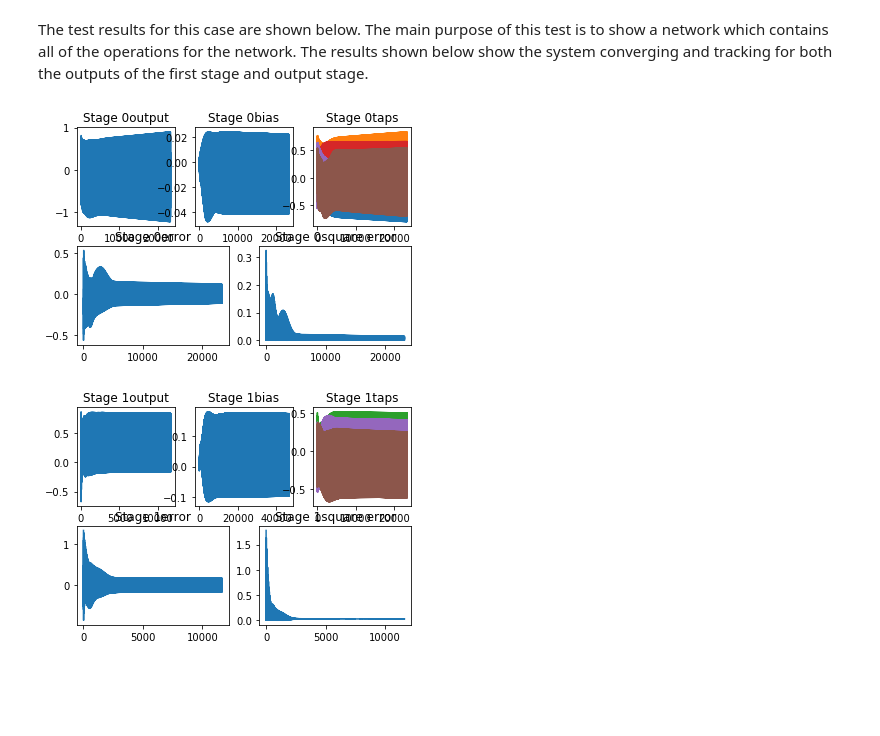
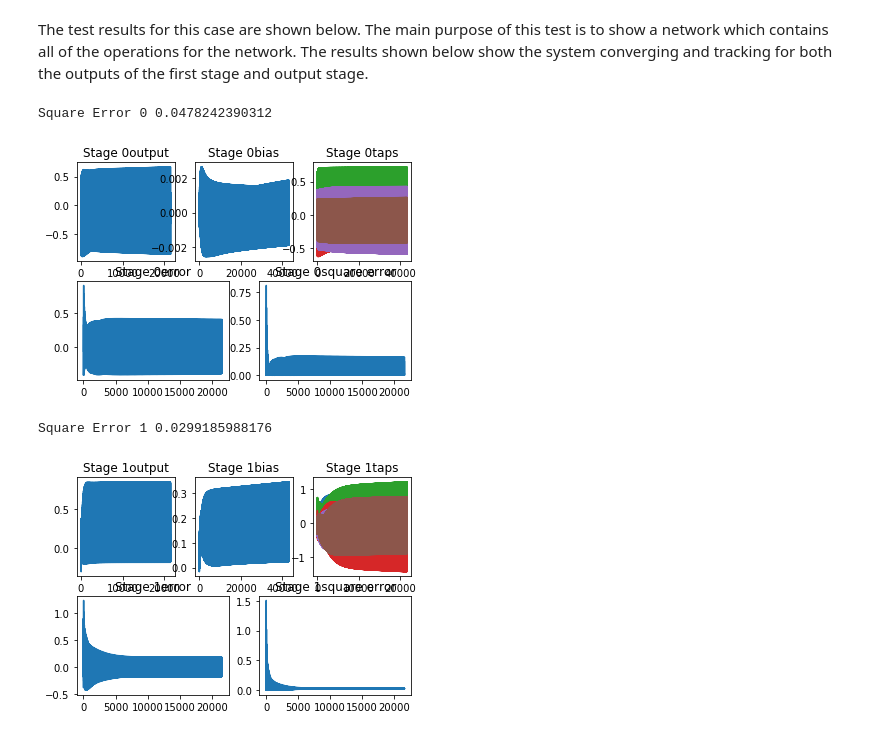
Before and after one commit to andywag/NeuralHDL, a Jupyter notebook: docs/results/TwoStage.ipynb, the cells around one changed output. Cells and saved outputs as stored; diff of their text form; code cells hidden in the pictures; blank space fills up the shorter version.

Commit message:
Fixes To Two Stage Test and Beginning of General Testing

```diff
--- a/docs/results/TwoStage.ipynb
+++ b/docs/results/TwoStage.ipynb
@@ -35,7 +69,7 @@ import utils.PlotUtil as pu
 
 
 def show_results(base,index) :
-    pu.handleStage(base,index)
+    pu.handleStage(base,index,True)
     plt.show()
 # %% [markdown]
 ### Identity Matrix Test Results
@@ -65,10 +117,12 @@ This case uses the input/output matrix shown below. The first 6 columns are the
 # %% [markdown]
 The test results for this case are shown below. The main purpose of this test is to show a network which contains all of the operations for the network. The results shown below show the system converging and tracking for both the outputs of the first stage and output stage.
 # %%
-show_results("/home/andy/projects/NeuralHDL/tests/full/data_first/",0)
+show_results("/home/andy/projects/NeuralHDL/tests/two6_6_b/data/",0)
 # %% [output]
+Square Error 0 0.0478242390312
-[figure, old version]
+[figure, new version]
 # %%
-show_results("/home/andy/projects/NeuralHDL/tests/full/data_first/",1)
+show_results("/home/andy/projects/NeuralHDL/tests/two6_6_b/data/",1)
 # %% [output]
+Square Error 1 0.0299185988176
-[figure, old version]
+[figure, new version]
```
Also changed, not shown: parts of 17 cells of this notebook, 3 other files.
